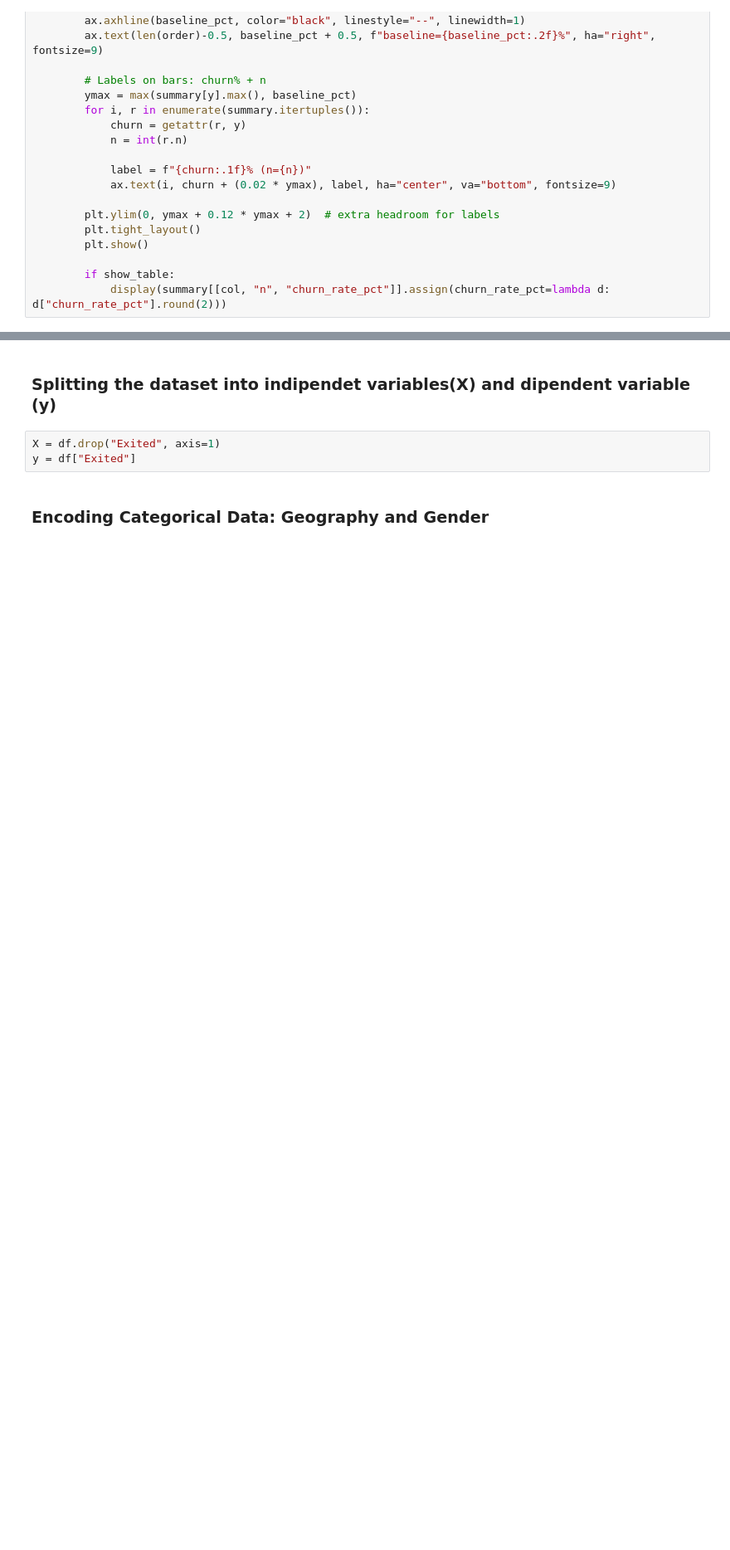
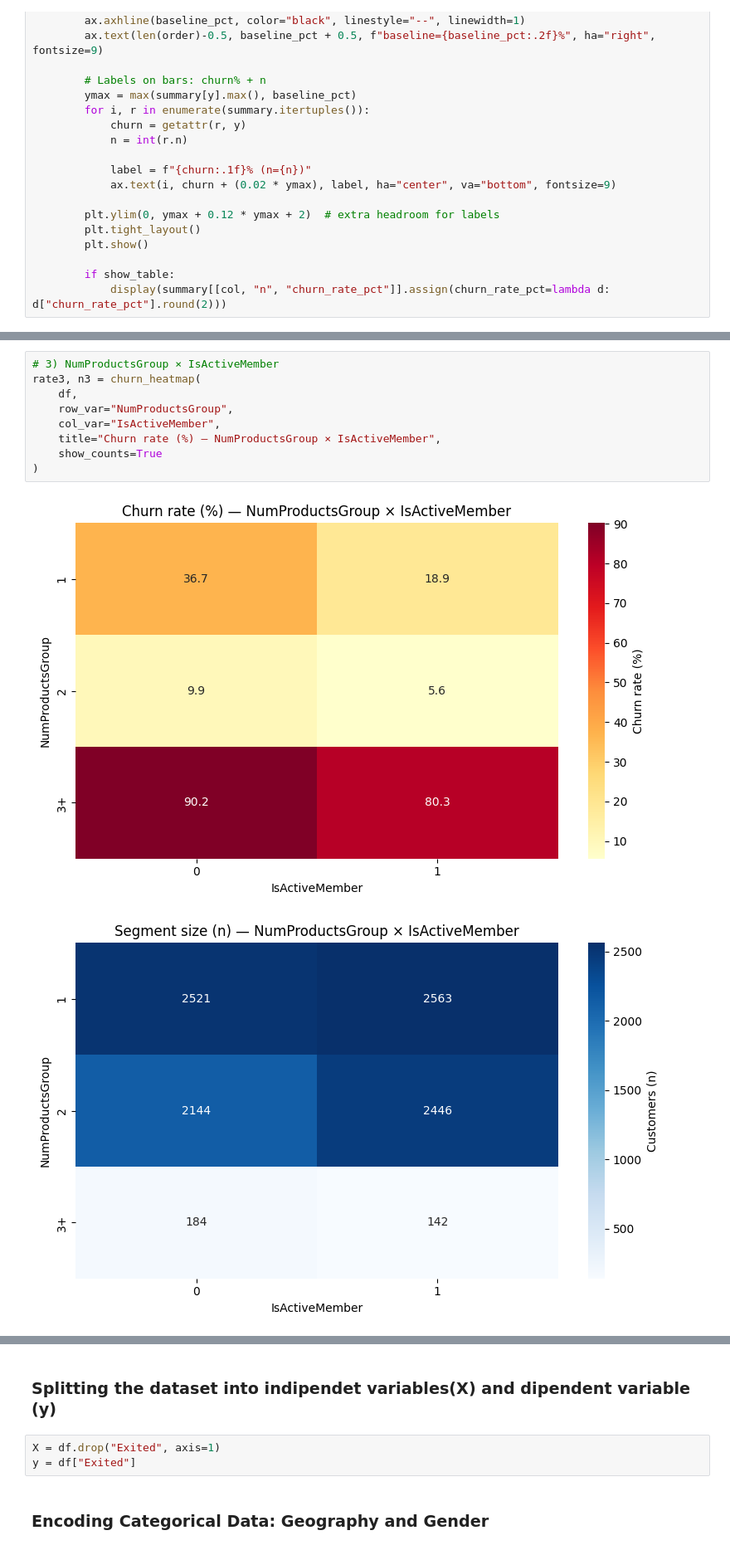
Before and after one commit to lost-95/customer-churn-banking, a Jupyter notebook: notebooks/customerChurnPredictionEda.ipynb, the cells around one changed output, grey strips where cells are left out. Shown at 83% size. Cells and saved outputs as stored; diff of their text form; blank space fills up the shorter version.

```diff
--- a/notebooks/customerChurnPredictionEda.ipynb
+++ b/notebooks/customerChurnPredictionEda.ipynb
@@ -825,3 +905,15 @@ A short list of high-risk segments with:
+# %%
+# 3) NumProductsGroup × IsActiveMember
+rate3, n3 = churn_heatmap(
+    df,
+    row_var="NumProductsGroup",
+    col_var="IsActiveMember",
+    title="Churn rate (%) — NumProductsGroup × IsActiveMember",
+    show_counts=True
+)
+# %% [output]
+[figure, added]
+[figure, added]
 # %% [markdown]
 ## 8) Key findings (final)
 
```
Also changed, not shown: parts of 8 cells of this notebook.
